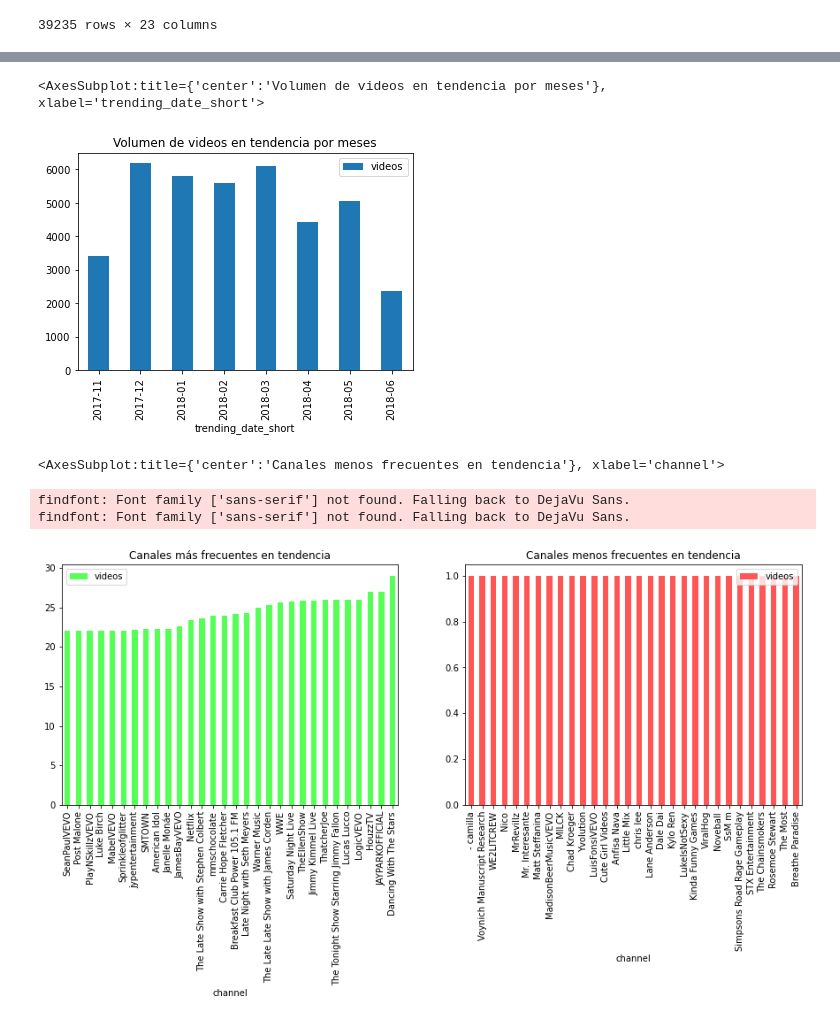
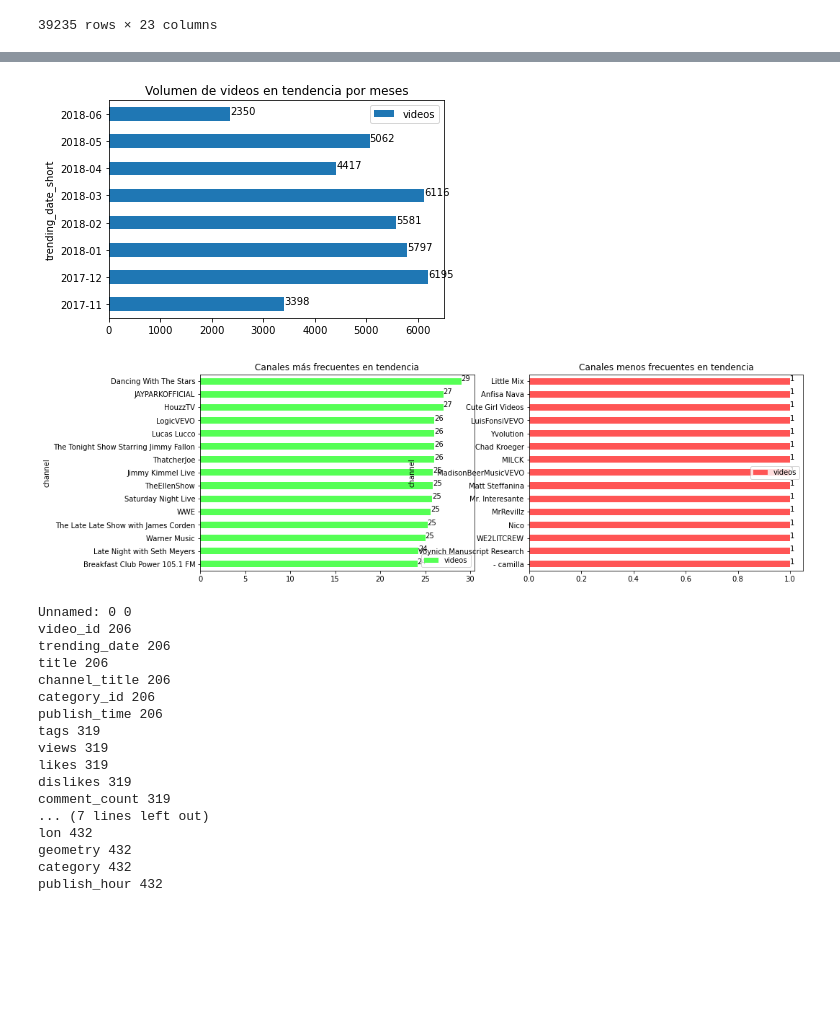
Before and after one commit to GGonzalesD/EB-2021-1-CC51, a Jupyter notebook: code/TF_Administracion_de_la_informacion_2.ipynb, the cells around one changed output, grey strips where cells are left out. Saved outputs shown, nothing was run; the diff lists cells and outputs as text; code cells hidden in the pictures; blank space fills up the shorter version.

```diff
--- a/code/TF_Administracion_de_la_informacion_2.ipynb
+++ b/code/TF_Administracion_de_la_informacion_2.ipynb
@@ -49,7 +50,6 @@ dfc = df.copy()
 
 fig = plt.figure(figsize=(15, 5))
 ax1 = fig.add_subplot(121)
-ax2 = fig.add_subplot(122)
 
 df_like = dfc.groupby(by='category').sum()['likes'].reset_index(name='likes')
 df_dislike = dfc.groupby(by='category').sum()['dislikes'].reset_index(name='dislikes')
@@ -57,6 +57,11 @@ df_dislike = dfc.groupby(by='category').sum()['dislikes'].reset_index(name='disl
 df_like = df_like.sort_values(by='likes')
 df_dislike = df_dislike.sort_values(by='dislikes')
 
-df_like.plot.bar(x='category', y='likes', title="Categorías con más Likes", ax=ax1,color='#33ff77')
-df_dislike.plot.bar(x='category', y='dislikes', title="Categorías con más Dislikes", ax=ax2,color='#ff2233')
+df_like.plot.barh(x='category', y='likes', title="Categorías con más Likes", ax=ax1,color='#33ff77')
+for i, v in enumerate(df_like['likes']):
+    plt.text(v, i-0.3, str(int(v)))
+ax2 = fig.add_subplot(122)
+df_dislike.plot.barh(x='category', y='dislikes', title="Categorías con más Dislikes", ax=ax2,color='#ff2233')
+for i, v in enumerate(df_dislike['dislikes']):
+    plt.text(v, i-0.3, str(int(v)))
 # %% [output]
@@ -77,9 +81,11 @@ d1['proporcion dislikes'] = d1['dislikes']/(d1['likes'] + d1['dislikes'])
 
 d1 = d1.sort_values(by='proporcion likes')
 
-d1.plot.bar(x='category',
+d1.plot.barh(x='category',
              y=['proporcion likes', 'proporcion dislikes'],
              color=['#33ff88', 'gray'],
              stacked=True,
              title="Proporción de Like/DisLike")
+for i, v in enumerate(d1['proporcion likes']):
+    plt.text(v*0.75, i-0.3, str(int(v*100))+" / "+str(int((1-v)*100)))
 # %% [output]
@@ -101,8 +106,10 @@ dnx_['comment_count_'] = _["comment_count_"]
 
 dnx_ = dnx_.sort_values(by='views_')
 
-dnx_.plot.bar(x='category', y=['views_', 'comment_count_'],
+dnx_.plot.barh(x='category', y=['views_', 'comment_count_'],
              color=['#33ff88', 'gray'],
              stacked=True,
              title="Proporción de Vistas/comentarios")
+for i, v in enumerate(dnx_['views_']):
+    plt.text(v*0.75, i-0.3, str(int(v*100))+" / "+str(int((1-v)*100)))
 # %% [output]
@@ -125,44 +131,48 @@ dfc['trending_date_short'] = dfc['trending_date'].map(lambda x:"%d-%02d"%(x.year
 
 dfx = dfc.groupby(by='trending_date_short').size().reset_index(name='videos')
 dfx = dfx.sort_values(by="trending_date_short")
-dfx.plot.bar(x='trending_date_short', y='videos', title="Volumen de videos en tendencia por meses")
+dfx.plot.barh(x='trending_date_short', y='videos', title="Volumen de videos en tendencia por meses")
+for i, v in enumerate(dfx['videos']):
+    plt.text(v, i, str(int(v)))
 # %% [output]
-<AxesSubplot:title={'center':'Volumen de videos en tendencia por meses'}, xlabel='trending_date_short'>
-[figure, old version]
+[figure, new version]
 # %%
 #¿Qué Canales de YouTube son tendencia más frecuentemente? ¿Y cuáles con menos frecuencia?
 
 dfc = df.copy()
 
 fig = plt.figure(figsize=(15, 5))
 ax1 = fig.add_subplot(121)
-ax2 = fig.add_subplot(122)
+
 
 def testNumbers(x):
     return float(x[0]) > 2000
 
 dfc = dfc[dfc['trending_date'].str.split("-").map(type) == list]
 dfc = dfc[dfc['trending_date'].str.split("-").map(testNumbers)]
 dfc['trending_date'] = pd.to_datetime(dfc['trending_date'], format="%Y-%m-%d")
 
 dfc['trending_date_short'] = dfc['trending_date'].map(lambda x:"%d-%02d"%(x.year,x.month))
 
 dfc['channel_date'] = dfc['trending_date_short'] + "¶" + dfc['channel_title']
 
 dfx = dfc.groupby(by='channel_date').size().reset_index(name='videos')
 
 date, channel = zip(*dfx['channel_date'].str.split('¶'))
 dfx['date'] = date
 dfx['channel'] = channel
 
 plt.rcParams['font.sans-serif']=['SimHei']
 
 dfx = dfx.groupby(by='channel').mean()['videos'].reset_index(name='videos')
 dfx = dfx.sort_values(by="videos")
-dfx.tail(30).plot.bar(x='channel', y='videos', ax=ax1, color="#55ff55", title="Canales más frecuentes en tendencia")
-dfx.head(30).plot.bar(x='channel', y='videos', ax=ax2, color="#ff5555", title="Canales menos frecuentes en tendencia")
+dfx.tail(15).plot.barh(x='channel', y='videos', ax=ax1, color="#55ff55", title="Canales más frecuentes en tendencia")
+for i, v in enumerate(dfx['videos'].tail(15)):
+    plt.text(v, i, str(int(v)))
+
+ax2 = fig.add_subplot(122)
+dfx.head(15).plot.barh(x='channel', y='videos', ax=ax2, color="#ff5555", title="Canales menos frecuentes en tendencia")
+for i, v in enumerate(dfx['videos'].head(15)):
+    plt.text(v, i, str(int(v)))
 # %% [output]
-<AxesSubplot:title={'center':'Canales menos frecuentes en tendencia'}, xlabel='channel'>
-findfont: Font family ['sans-serif'] not found. Falling back to DejaVu Sans.
-findfont: Font family ['sans-serif'] not found. Falling back to DejaVu Sans.
-[figure, old version]
+[figure, new version]
@@ -191,3 +201,26 @@ for clm in ('likes', 'dislikes', 'views'):
+# %%
+dfc = df.copy()
+
+for i in dfc.columns:
+    print(i, dfc[i].isnull().sum())
+# %% [output]
+Unnamed: 0 0
+video_id 206
+trending_date 206
+title 206
+channel_title 206
+category_id 206
+publish_time 206
+tags 319
+views 319
+likes 319
+dislikes 319
+comment_count 319
+... (7 lines left out)
+lon 432
+geometry 432
+category 432
+publish_hour 432
 # %%
 # ¿Es factible predecir el número de “Vistas” o “Me gusta” o “No me gusta”?
 dfc = df.copy()
```
Also changed, not shown: parts of 7 cells of this notebook.
